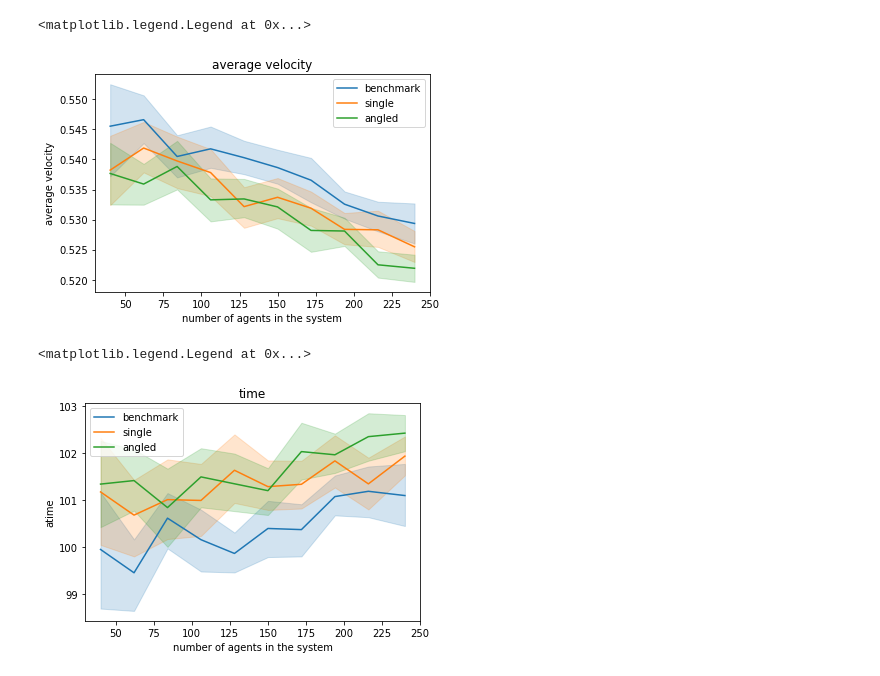
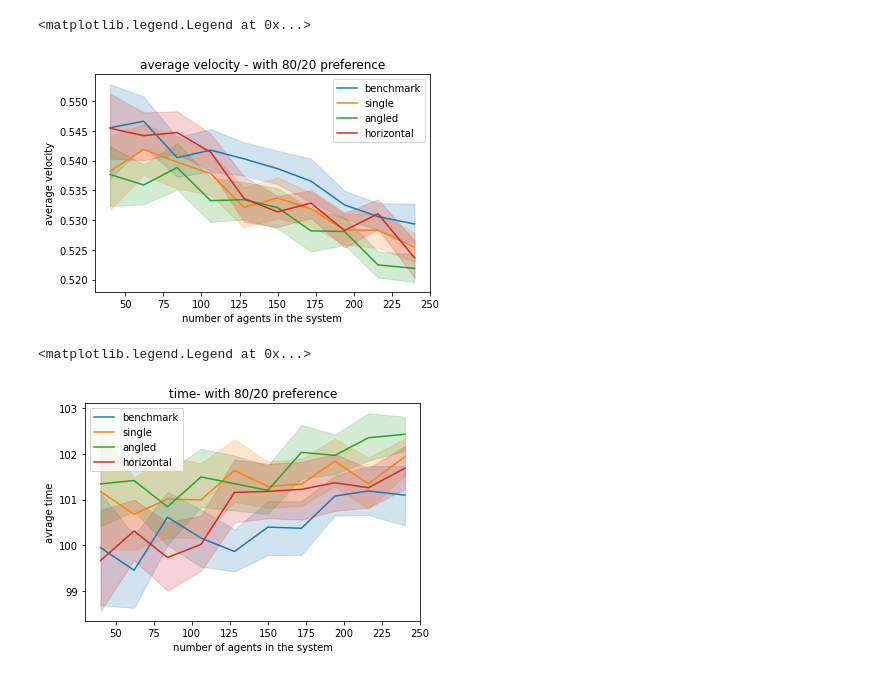
Before and after one commit to caterinaburanelli/CSS_socialforce, a Jupyter notebook: data_preference/8020 save.ipynb, the cells around one changed output. Drawn from its saved outputs; the diff is of its cells as text; code cells hidden in the pictures.

```diff
--- a/data_preference/8020 save.ipynb
+++ b/data_preference/8020 save.ipynb
@@ -8,25 +7,31 @@ import seaborn as sns
 df_1= pd.read_csv('df_single')
 df_2= pd.read_csv('df_benchmark')
 df_3= pd.read_csv('df_angled')
+df_4= pd.read_csv('df_horizontal')
+#df_5= pd.read_csv('df_pillars')
 # %%
 sns.lineplot(data=df_2.loc[df_2['layout']=='benchmark'], x="peop_num", y='avrg_velocity',label='benchmark')
 sns.lineplot(data=df_1.loc[df_1['layout']=='single'], x="peop_num", y='avrg_velocity',label='single')
 sns.lineplot(data=df_3.loc[df_3['layout']=='angled'], x="peop_num", y='avrg_velocity',label='angled')
+sns.lineplot(data=df_4.loc[df_4['layout']=='horizontal'], x="peop_num", y='avrg_velocity',label='horizontal')
+#sns.lineplot(data=df_5.loc[df_5['layout']=='pillars'], x="peop_num", y='avrg_velocity',label='pillars')
 plt.xlabel('number of agents in the system')
 plt.ylabel('average velocity')
-plt.title('average velocity')
+plt.title('average velocity - with 80/20 preference')
 plt.legend()
 # %% [output]
 <matplotlib.legend.Legend at 0x...>
-[figure, old version]
+[figure, new version]
 # %%
 sns.lineplot(data=df_2.loc[df_2['layout']=='benchmark'], x="peop_num", y='avrg_time',label='benchmark')
 sns.lineplot(data=df_1.loc[df_1['layout']=='single'], x="peop_num", y='avrg_time',label='single')
 sns.lineplot(data=df_3.loc[df_3['layout']=='angled'], x="peop_num", y='avrg_time',label='angled')
+sns.lineplot(data=df_4.loc[df_4['layout']=='horizontal'], x="peop_num", y='avrg_time',label='horizontal')
+#sns.lineplot(data=df_5.loc[df_5['layout']=='pillars'], x="peop_num", y='avrg_time',label='pillars')
 plt.xlabel('number of agents in the system')
-plt.ylabel('atime')
-plt.title('time')
+plt.ylabel('avrage time')
+plt.title('time- with 80/20 preference')
 plt.legend()
 # %% [output]
 <matplotlib.legend.Legend at 0x...>
-[figure, old version]
+[figure, new version]
```
Also changed, not shown: parts of 1 cell of this notebook, 6 other files.
